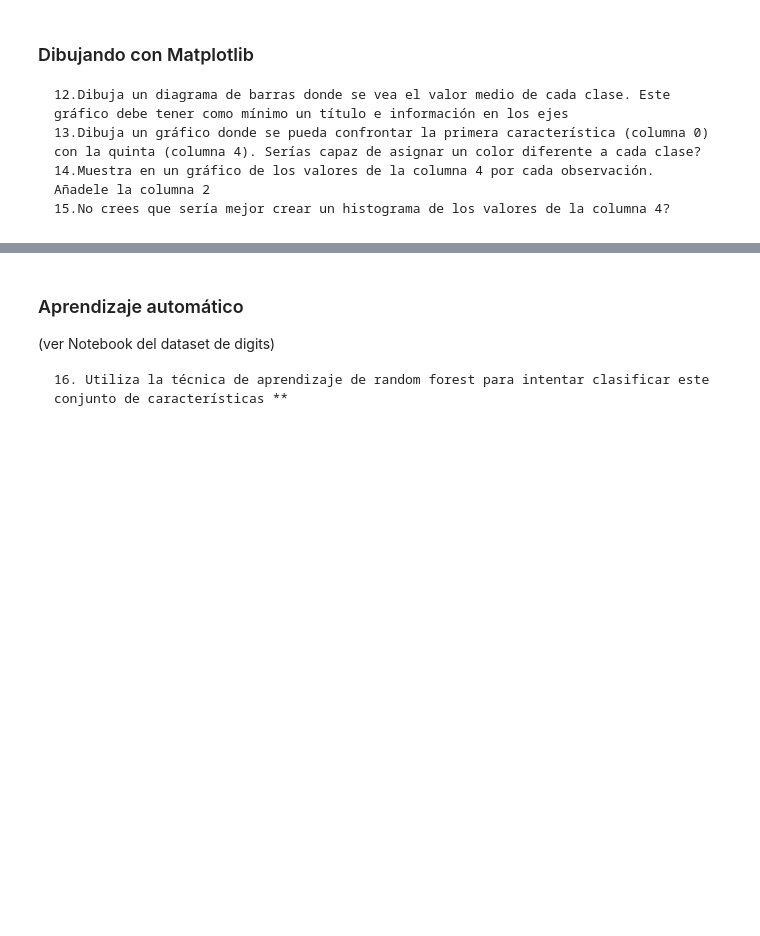
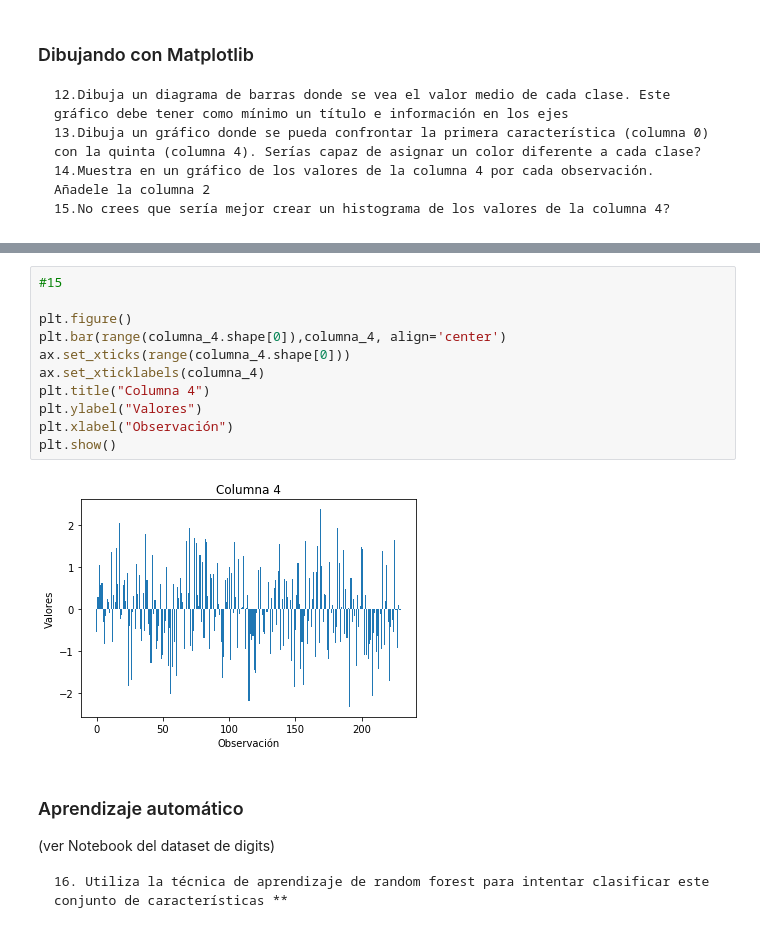
Before and after one commit to Javomgo/MADM2018, a Jupyter notebook: numpy/Final.ipynb, the cells around one changed output, grey strips where cells are left out. Drawn from its saved outputs; the diff is of its cells as text; blank space fills up the shorter version.

```diff
--- a/numpy/Final.ipynb
+++ b/numpy/Final.ipynb
@@ -222,3 +232,16 @@ plt.show()
+# %%
+#15
+
+plt.figure()
+plt.bar(range(columna_4.shape[0]),columna_4, align='center')
+ax.set_xticks(range(columna_4.shape[0]))
+ax.set_xticklabels(columna_4)
+plt.title("Columna 4")
+plt.ylabel("Valores")
+plt.xlabel("Observación")
+plt.show()
+# %% [output]
+[figure, added]
 # %% [markdown]
 ### Aprendizaje automático
 (ver Notebook del dataset de digits)
```
Also changed, not shown: parts of 3 cells of this notebook.
